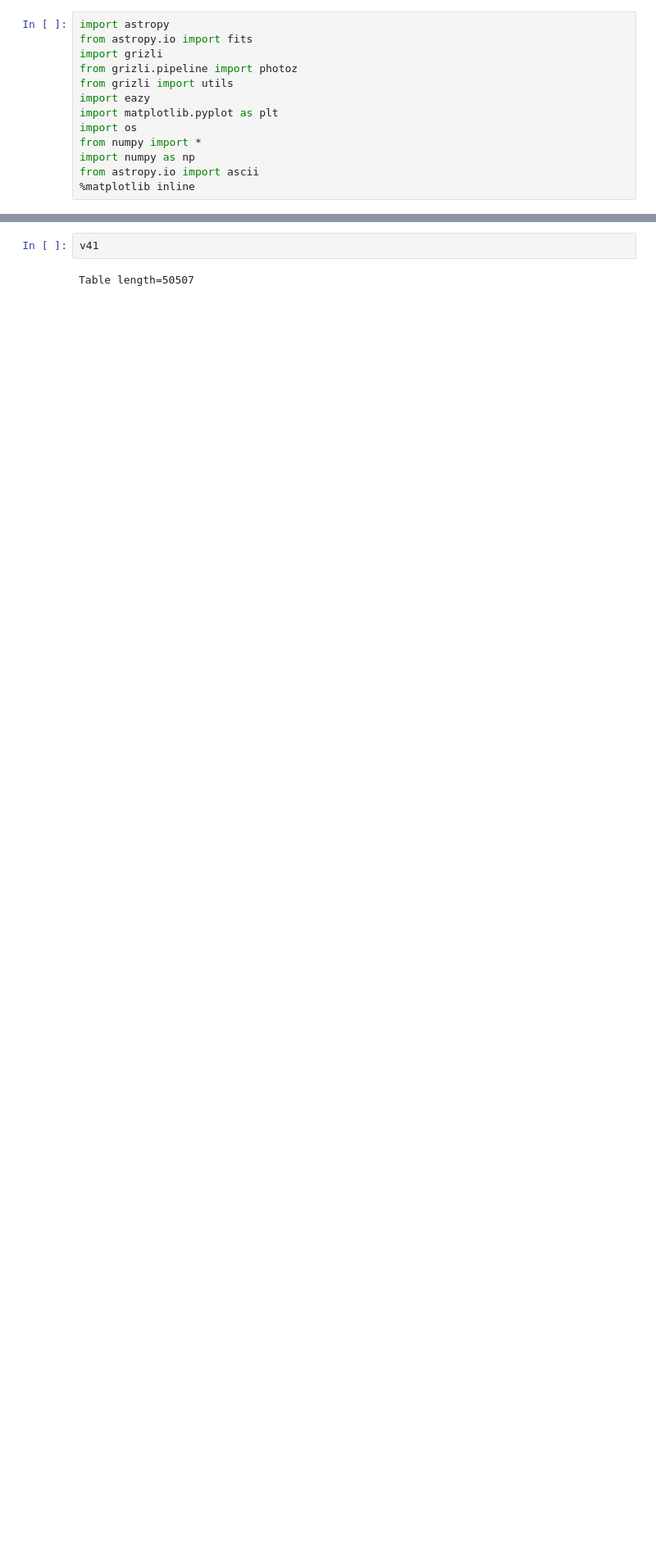
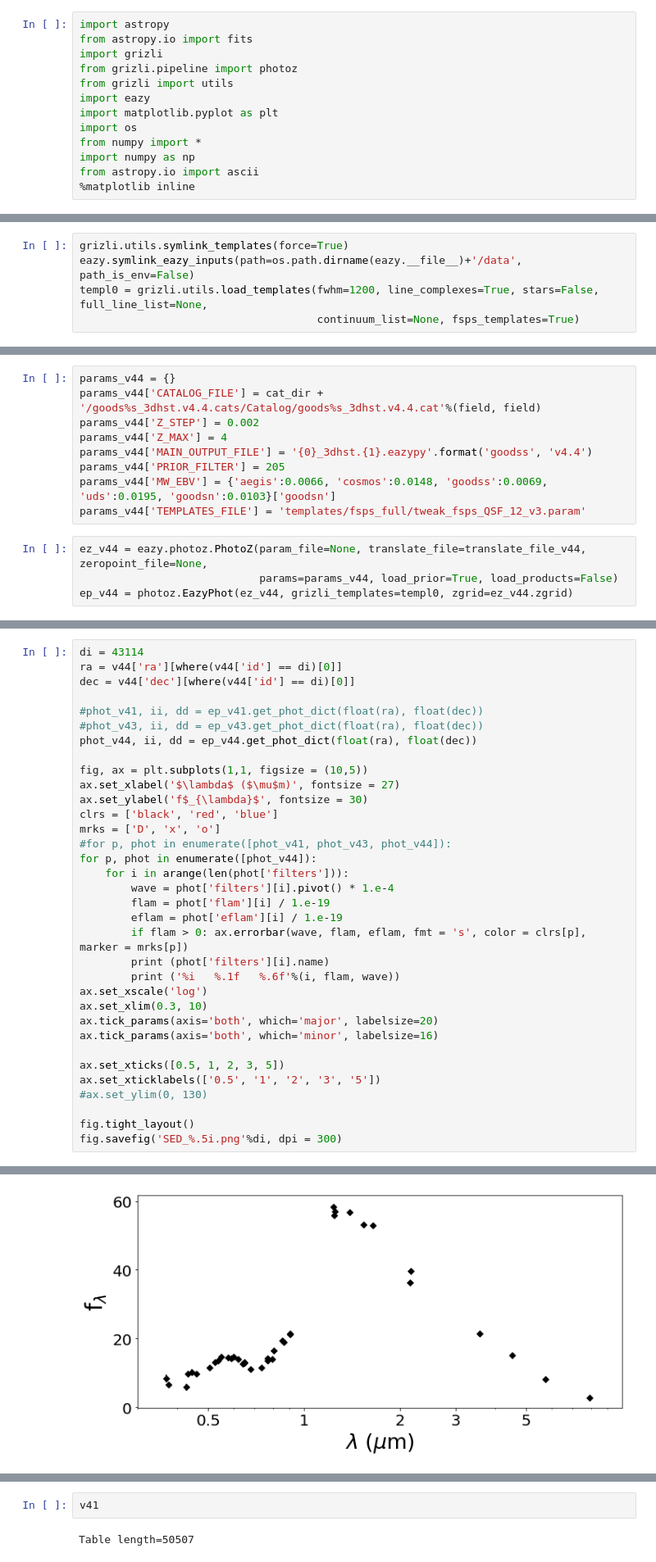
Before and after one commit to RaymondSimons/clear_local, a Jupyter notebook: plot_sed.ipynb, the cells around one changed output, grey strips where cells are left out. Shown: that part at 82% size. Saved outputs shown, nothing was run; the diff lists cells and outputs as text; blank space fills up the shorter version.

```diff
--- a/plot_sed.ipynb
+++ b/plot_sed.ipynb
@@ -32,0 +19,5 @@ eazy.symlink_eazy_inputs(path=os.path.dirname(eazy.__file__)+'/data', path_is_en
+# %%
+grizli.utils.symlink_templates(force=True)
+eazy.symlink_eazy_inputs(path=os.path.dirname(eazy.__file__)+'/data', path_is_env=False)
+templ0 = grizli.utils.load_templates(fwhm=1200, line_complexes=True, stars=False, full_line_list=None,
+                                     continuum_list=None, fsps_templates=True)
@@ -32,0 +36,13 @@ eazy.symlink_eazy_inputs(path=os.path.dirname(eazy.__file__)+'/data', path_is_en
+# %%
+params_v44 = {}
+params_v44['CATALOG_FILE'] = cat_dir + '/goods%s_3dhst.v4.4.cats/Catalog/goods%s_3dhst.v4.4.cat'%(field, field)
+params_v44['Z_STEP'] = 0.002
+params_v44['Z_MAX'] = 4
+params_v44['MAIN_OUTPUT_FILE'] = '{0}_3dhst.{1}.eazypy'.format('goodss', 'v4.4')
+params_v44['PRIOR_FILTER'] = 205
+params_v44['MW_EBV'] = {'aegis':0.0066, 'cosmos':0.0148, 'goodss':0.0069, 'uds':0.0195, 'goodsn':0.0103}['goodsn']
+params_v44['TEMPLATES_FILE'] = 'templates/fsps_full/tweak_fsps_QSF_12_v3.param'
+# %%
+ez_v44 = eazy.photoz.PhotoZ(param_file=None, translate_file=translate_file_v44, zeropoint_file=None,
+                            params=params_v44, load_prior=True, load_products=False)
+ep_v44 = photoz.EazyPhot(ez_v44, grizli_templates=templ0, zgrid=ez_v44.zgrid)
@@ -32,0 +84,35 @@ eazy.symlink_eazy_inputs(path=os.path.dirname(eazy.__file__)+'/data', path_is_en
+# %%
+di = 43114
+ra = v44['ra'][where(v44['id'] == di)[0]]
+dec = v44['dec'][where(v44['id'] == di)[0]]
+
+#phot_v41, ii, dd = ep_v41.get_phot_dict(float(ra), float(dec))
+#phot_v43, ii, dd = ep_v43.get_phot_dict(float(ra), float(dec))
+phot_v44, ii, dd = ep_v44.get_phot_dict(float(ra), float(dec))
+
+fig, ax = plt.subplots(1,1, figsize = (10,5))
+ax.set_xlabel('$\lambda$ ($\mu$m)', fontsize = 27)
+ax.set_ylabel('f$_{\lambda}$', fontsize = 30)
+clrs = ['black', 'red', 'blue']
+mrks = ['D', 'x', 'o']
+#for p, phot in enumerate([phot_v41, phot_v43, phot_v44]):
+for p, phot in enumerate([phot_v44]):
+    for i in arange(len(phot['filters'])):
+        wave = phot['filters'][i].pivot() * 1.e-4
+        flam = phot['flam'][i] / 1.e-19
+        eflam = phot['eflam'][i] / 1.e-19
+        if flam > 0: ax.errorbar(wave, flam, eflam, fmt = 's', color = clrs[p], marker = mrks[p])
+        print (phot['filters'][i].name)
+        print ('%i   %.1f   %.6f'%(i, flam, wave))
+ax.set_xscale('log')
+ax.set_xlim(0.3, 10)
+ax.tick_params(axis='both', which='major', labelsize=20)
+ax.tick_params(axis='both', which='minor', labelsize=16)
+
+ax.set_xticks([0.5, 1, 2, 3, 5])
+ax.set_xticklabels(['0.5', '1', '2', '3', '5'])
+#ax.set_ylim(0, 130)
+
+fig.tight_layout()
+fig.savefig('SED_%.5i.png'%di, dpi = 300)
+# %% [output]
@@ -32,0 +136 @@ eazy.symlink_eazy_inputs(path=os.path.dirname(eazy.__file__)+'/data', path_is_en
+[figure, added]
```
Also changed, not shown: parts of 6 cells of this notebook, 7 other files.
